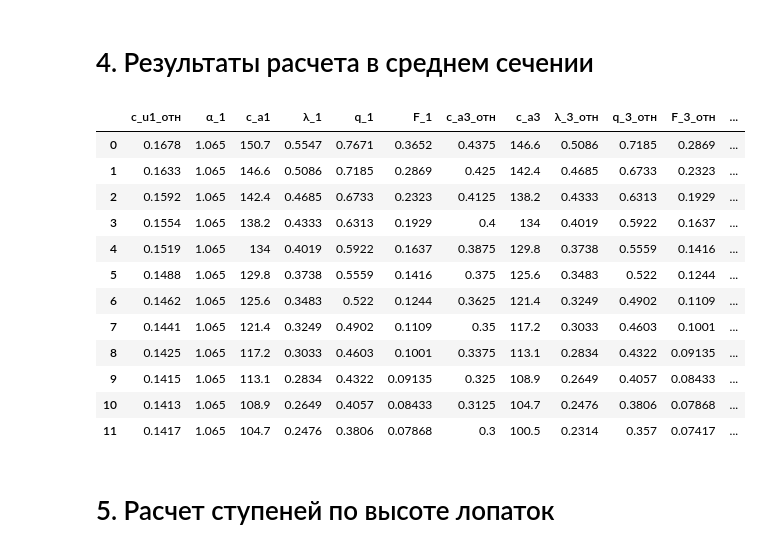
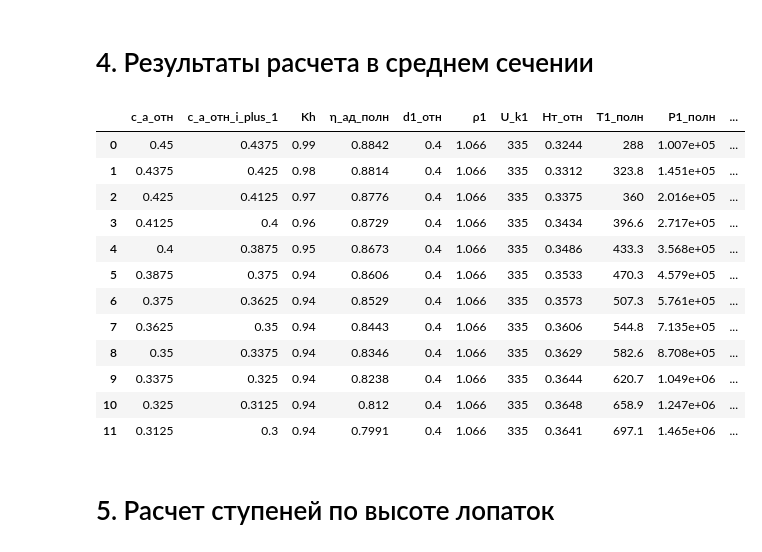
Before and after one commit to mikiway902/Compressor_Kurs, a Jupyter notebook: main.ipynb, the cells around one changed output. Drawn from its saved outputs; the diff is of its cells as text; code cells hidden in the pictures.

```diff
--- a/main.ipynb
+++ b/main.ipynb
@@ -881,20 +876,27 @@ for i in range(N-1):
 # %%
 # Список всех имён переменных‑списков
 list_names = [
-    "c_u1_отн_i_list","α_1_i_list","c_a1_i_list","λ_1_i_list",
-    "q_1_i_list","F_1_i_list","c_a3_отн_i_list","c_a3_i_list",
-    "λ_3_отн_i_list","q_3_отн_i_list","F_3_отн_i_list","D_вт3_i_list",
-    "d3_отн_i_list","r_ср3_отн_i_list","c_3u_отн_i_list","α_3_отн_i_list",
-    "λ_3_i_list","q_3_i_list","F_3_i_list","r_ср2_отн_i_list",
-    "c_u2_отн_i_list","β_1_i_list","c_a2_отн_i_list","β_2_i_list",
-    "α_2_i_list","ε_рк_i_list","α_3_i_list","ε_на_i_list",
-    "c_1_i_list","ρ3_i_list","W_1_i_list","c_a2_i_list",
-    "W_2_i_list","c_2_i_list","τ_1_i_list","T_1_i_list",
-    "a_1_i_list","M_w1_i_list","λ_c2_i_list","T2_полн_i_list",
-    "τ_2_i_list","T_2_i_list","a_2_i_list","M_c2_ср_i_list",
-    "D_вт1_i_list","h_рк_i_list","d2_отн_i_list",
-    "D_ср_1_list","D_ср_2_list","D_ср_3_list",
-    "D_вт2_i_list","h_на_i_list","h_на_3_i_list"
+    "c_a_отн_i_list","c_a_отн_i_plus_1_list","Kh_i_list",
+    "η_ад_полн_i_list","d1_отн_i_list","ρ1_i_list","U_k1_i_list",
+    "Hт_отн_i_list","T1_полн_i_list","P1_полн_i_list","Hт_i_list",
+    "L_z_i_list","H_ад_i_list","ΔT_полн_i_list","T3_полн_i_list",
+    "T1_полн_i_plus_1_list","π_полн_i_list","P3_полн_i_list",
+    "P1_полн_i_plus_1_list","a_кр_1_i_list","a_кр_3_i_list",
+    "r_ср1_отн_i_list","c_u1_отн_i_list","α_1_i_list",
+    "c_a1_i_list","λ_1_i_list","q_1_i_list","F_1_i_list",
+    "c_a3_отн_i_list","c_a3_i_list","λ_3_отн_i_list",
+    "q_3_отн_i_list","F_3_отн_i_list","D_вт3_i_list",
+    "d3_отн_i_list","r_ср3_отн_i_list","c_3u_отн_i_list",
+    "α_3_отн_i_list","λ_3_i_list","q_3_i_list","F_3_i_list",
+    "r_ср2_отн_i_list","c_u2_отн_i_list","β_1_i_list",
+    "c_a2_отн_i_list","β_2_i_list","α_2_i_list",
+    "ε_рк_i_list","α_3_i_list","ε_на_i_list","c_1_i_list",
+    "ρ3_i_list","W_1_i_list","c_a2_i_list","W_2_i_list",
+    "c_2_i_list","τ_1_i_list","T_1_i_list","a_1_i_list",
+    "M_w1_i_list","λ_c2_i_list","T2_полн_i_list","τ_2_i_list",
+    "T_2_i_list","a_2_i_list","M_c2_ср_i_list","D_вт1_i_list",
+    "h_рк_i_list","d2_отн_i_list","D_ср_1_list","D_ср_2_list",
+    "D_ср_3_list","D_вт2_i_list","h_на_i_list","h_на_3_i_list",
 ]
 
 # Формируем словарь {короткое_имя: список_значений}
@@ -908,43 +910,43 @@ for name in list_names:
 # 3️⃣ Выравниваем длину всех списков (чтобы DataFrame не ругался)
 # ──────────────────────────────────────────────────────
 max_len = max(len(col) for col in data.values())
 for key, col in data.items():
     if len(col) < max_len:
         data[key] = col + [np.nan]*(max_len - len(col))
 
 # ──────────────────────────────────────────────────────
 # 4️⃣ Создаём DataFrame
 # ──────────────────────────────────────────────────────
 df = pd.DataFrame(data)
 
 # ──────────────────────────────────────────────────────
 # 5️⃣ Настраиваем вывод (по желанию)
 # ──────────────────────────────────────────────────────
 pd.set_option('display.max_columns', None)   # показывать все столбцы
 pd.set_option('display.max_rows',    200)   # ограничить количество строк (чтобы не «зависать»)
 pd.set_option('display.float_format', lambda x: f'{x: .4g}')
 
 # ──────────────────────────────────────────────────────
 # 6️⃣ Выводим таблицу в ячейке ноутбука
 # ──────────────────────────────────────────────────────
 display(df)            # либо просто написать `df` в отдельной ячейке
 
 # ──────────────────────────────────────────────────────
 # 7️⃣ (Опционально) сохраняем в файл
 # ──────────────────────────────────────────────────────
 df.to_excel('расчет_ступеней.xlsx', index=False)
 # df.to_csv('расчет_ступеней.csv', index=False)
 # %% [output]
-|  | c_u1_отн | α_1 | c_a1 | λ_1 | q_1 | F_1 | c_a3_отн | c_a3 | λ_3_отн | q_3_отн | F_3_отн | ... |
-| 0 | 0.1678 | 1.065 | 150.7 | 0.5547 | 0.7671 | 0.3652 | 0.4375 | 146.6 | 0.5086 | 0.7185 | 0.2869 | ... |
-| 1 | 0.1633 | 1.065 | 146.6 | 0.5086 | 0.7185 | 0.2869 | 0.425 | 142.4 | 0.4685 | 0.6733 | 0.2323 | ... |
-| 2 | 0.1592 | 1.065 | 142.4 | 0.4685 | 0.6733 | 0.2323 | 0.4125 | 138.2 | 0.4333 | 0.6313 | 0.1929 | ... |
-| 3 | 0.1554 | 1.065 | 138.2 | 0.4333 | 0.6313 | 0.1929 | 0.4 | 134 | 0.4019 | 0.5922 | 0.1637 | ... |
-| 4 | 0.1519 | 1.065 | 134 | 0.4019 | 0.5922 | 0.1637 | 0.3875 | 129.8 | 0.3738 | 0.5559 | 0.1416 | ... |
-| 5 | 0.1488 | 1.065 | 129.8 | 0.3738 | 0.5559 | 0.1416 | 0.375 | 125.6 | 0.3483 | 0.522 | 0.1244 | ... |
-| 6 | 0.1462 | 1.065 | 125.6 | 0.3483 | 0.522 | 0.1244 | 0.3625 | 121.4 | 0.3249 | 0.4902 | 0.1109 | ... |
-| 7 | 0.1441 | 1.065 | 121.4 | 0.3249 | 0.4902 | 0.1109 | 0.35 | 117.2 | 0.3033 | 0.4603 | 0.1001 | ... |
-| 8 | 0.1425 | 1.065 | 117.2 | 0.3033 | 0.4603 | 0.1001 | 0.3375 | 113.1 | 0.2834 | 0.4322 | 0.09135 | ... |
-| 9 | 0.1415 | 1.065 | 113.1 | 0.2834 | 0.4322 | 0.09135 | 0.325 | 108.9 | 0.2649 | 0.4057 | 0.08433 | ... |
-| 10 | 0.1413 | 1.065 | 108.9 | 0.2649 | 0.4057 | 0.08433 | 0.3125 | 104.7 | 0.2476 | 0.3806 | 0.07868 | ... |
-| 11 | 0.1417 | 1.065 | 104.7 | 0.2476 | 0.3806 | 0.07868 | 0.3 | 100.5 | 0.2314 | 0.357 | 0.07417 | ... |
+|  | c_a_отн | c_a_отн_i_plus_1 | Kh | η_ад_полн | d1_отн | ρ1 | U_k1 | Hт_отн | T1_полн | P1_полн | ... |
+| 0 | 0.45 | 0.4375 | 0.99 | 0.8842 | 0.4 | 1.066 | 335 | 0.3244 | 288 | 1.007e+05 | ... |
+| 1 | 0.4375 | 0.425 | 0.98 | 0.8814 | 0.4 | 1.066 | 335 | 0.3312 | 323.8 | 1.451e+05 | ... |
+| 2 | 0.425 | 0.4125 | 0.97 | 0.8776 | 0.4 | 1.066 | 335 | 0.3375 | 360 | 2.016e+05 | ... |
+| 3 | 0.4125 | 0.4 | 0.96 | 0.8729 | 0.4 | 1.066 | 335 | 0.3434 | 396.6 | 2.717e+05 | ... |
+| 4 | 0.4 | 0.3875 | 0.95 | 0.8673 | 0.4 | 1.066 | 335 | 0.3486 | 433.3 | 3.568e+05 | ... |
+| 5 | 0.3875 | 0.375 | 0.94 | 0.8606 | 0.4 | 1.066 | 335 | 0.3533 | 470.3 | 4.579e+05 | ... |
+| 6 | 0.375 | 0.3625 | 0.94 | 0.8529 | 0.4 | 1.066 | 335 | 0.3573 | 507.3 | 5.761e+05 | ... |
+| 7 | 0.3625 | 0.35 | 0.94 | 0.8443 | 0.4 | 1.066 | 335 | 0.3606 | 544.8 | 7.135e+05 | ... |
+| 8 | 0.35 | 0.3375 | 0.94 | 0.8346 | 0.4 | 1.066 | 335 | 0.3629 | 582.6 | 8.708e+05 | ... |
+| 9 | 0.3375 | 0.325 | 0.94 | 0.8238 | 0.4 | 1.066 | 335 | 0.3644 | 620.7 | 1.049e+06 | ... |
+| 10 | 0.325 | 0.3125 | 0.94 | 0.812 | 0.4 | 1.066 | 335 | 0.3648 | 658.9 | 1.247e+06 | ... |
+| 11 | 0.3125 | 0.3 | 0.94 | 0.7991 | 0.4 | 1.066 | 335 | 0.3641 | 697.1 | 1.465e+06 | ... |
```
Also changed, not shown: parts of 4 cells of this notebook, 1 other file.
